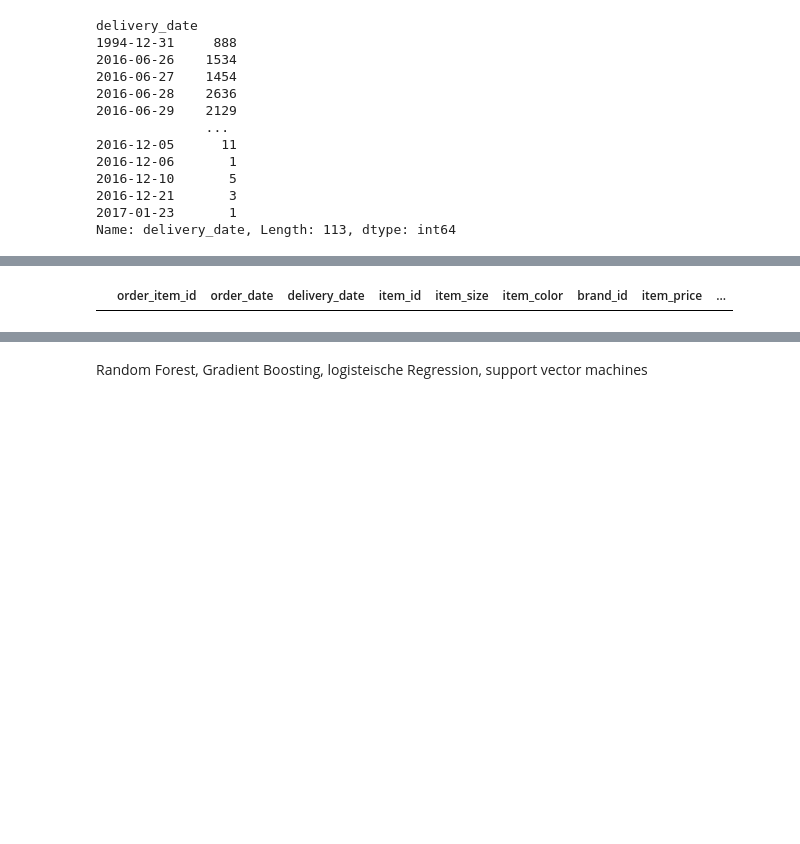
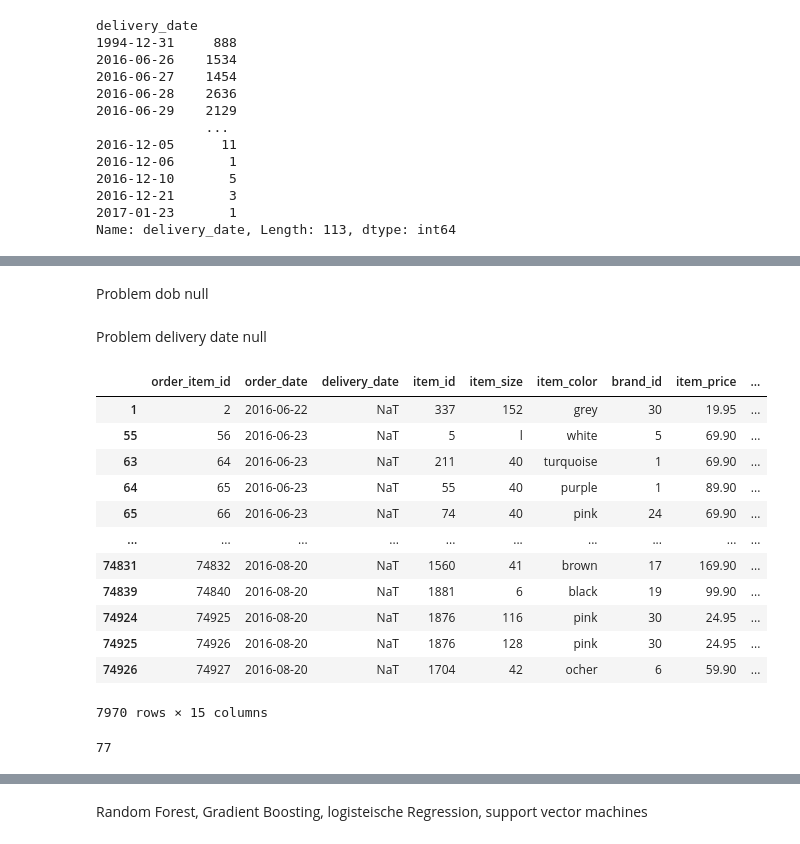
Before and after one commit to P-AEL/ML-Projekt, a Jupyter notebook: Paul/blob.ipynb, the cells around one changed output, grey strips where cells are left out. Saved outputs shown, nothing was run; the diff lists cells and outputs as text; code cells hidden in the pictures; blank space fills up the shorter version.

```diff
--- a/Paul/blob.ipynb
+++ b/Paul/blob.ipynb
@@ -151,0 +134,2 @@ px.scatter(df_3)
+# %%
+df = df.drop(df[df.item_price == 999].index)
@@ -187,5 +157,5 @@ df.describe()
 df = df.drop(df[df.delivery_date < df.order_date].index)
 # %%
 df[df.delivery_date < df.order_date]
-# %% [output]
-|  | order_item_id | order_date | delivery_date | item_id | item_size | item_color | brand_id | item_price | ... |
+# %% [markdown]
+Problem dob null
@@ -191,0 +164,23 @@ df[df.delivery_date < df.order_date]
+# %% [markdown]
+Problem delivery date null
+# %%
+#df[df.delivery_date.isnull()]["item_id"].nunique()
+df[df.delivery_date.isnull()]
+# %% [output]
+|  | order_item_id | order_date | delivery_date | item_id | item_size | item_color | brand_id | item_price | ... |
+| 1 | 2 | 2016-06-22 | NaT | 337 | 152 | grey | 30 | 19.95 | ... |
+| 55 | 56 | 2016-06-23 | NaT | 5 | l | white | 5 | 69.90 | ... |
+| 63 | 64 | 2016-06-23 | NaT | 211 | 40 | turquoise | 1 | 69.90 | ... |
+| 64 | 65 | 2016-06-23 | NaT | 55 | 40 | purple | 1 | 89.90 | ... |
+| 65 | 66 | 2016-06-23 | NaT | 74 | 40 | pink | 24 | 69.90 | ... |
+| ... | ... | ... | ... | ... | ... | ... | ... | ... | ... |
+| 74831 | 74832 | 2016-08-20 | NaT | 1560 | 41 | brown | 17 | 169.90 | ... |
+| 74839 | 74840 | 2016-08-20 | NaT | 1881 | 6 | black | 19 | 99.90 | ... |
+| 74924 | 74925 | 2016-08-20 | NaT | 1876 | 116 | pink | 30 | 24.95 | ... |
+| 74925 | 74926 | 2016-08-20 | NaT | 1876 | 128 | pink | 30 | 24.95 | ... |
+| 74926 | 74927 | 2016-08-20 | NaT | 1704 | 42 | ocher | 6 | 59.90 | ... |
+7970 rows × 15 columns
+# %%
+df.item_color.nunique()
+# %% [output]
+77
```
Also changed, not shown: parts of 28 cells of this notebook.
